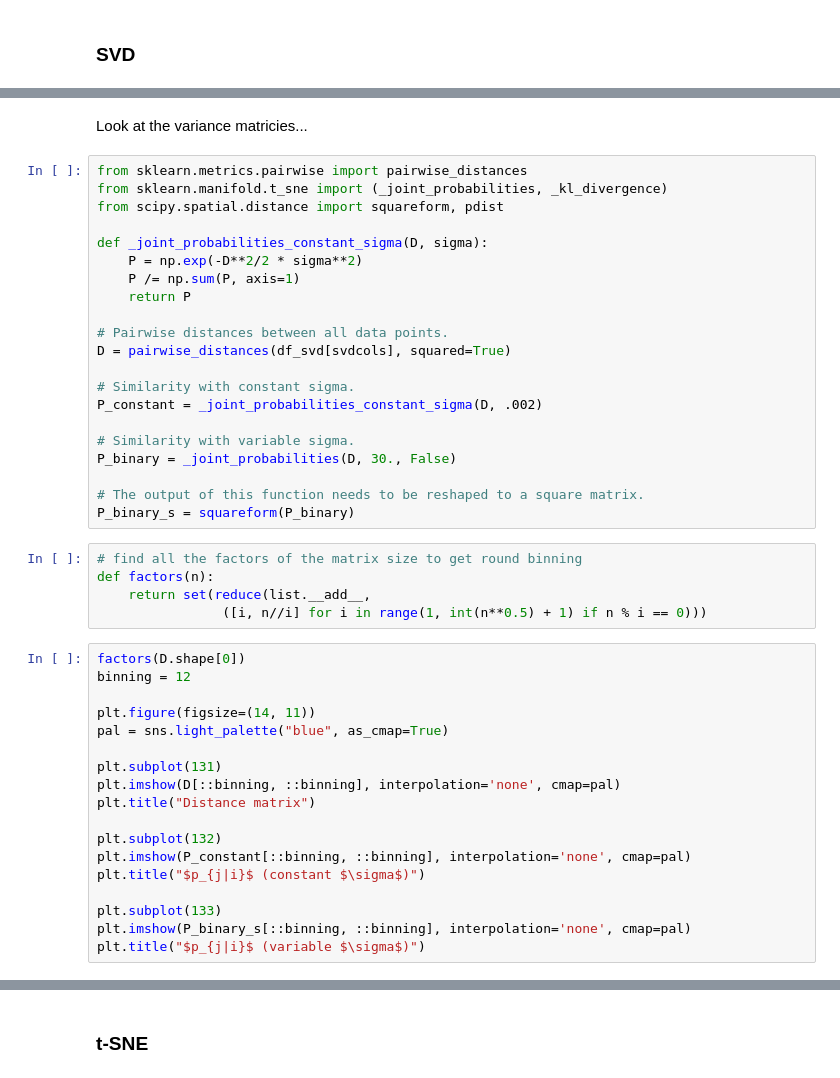
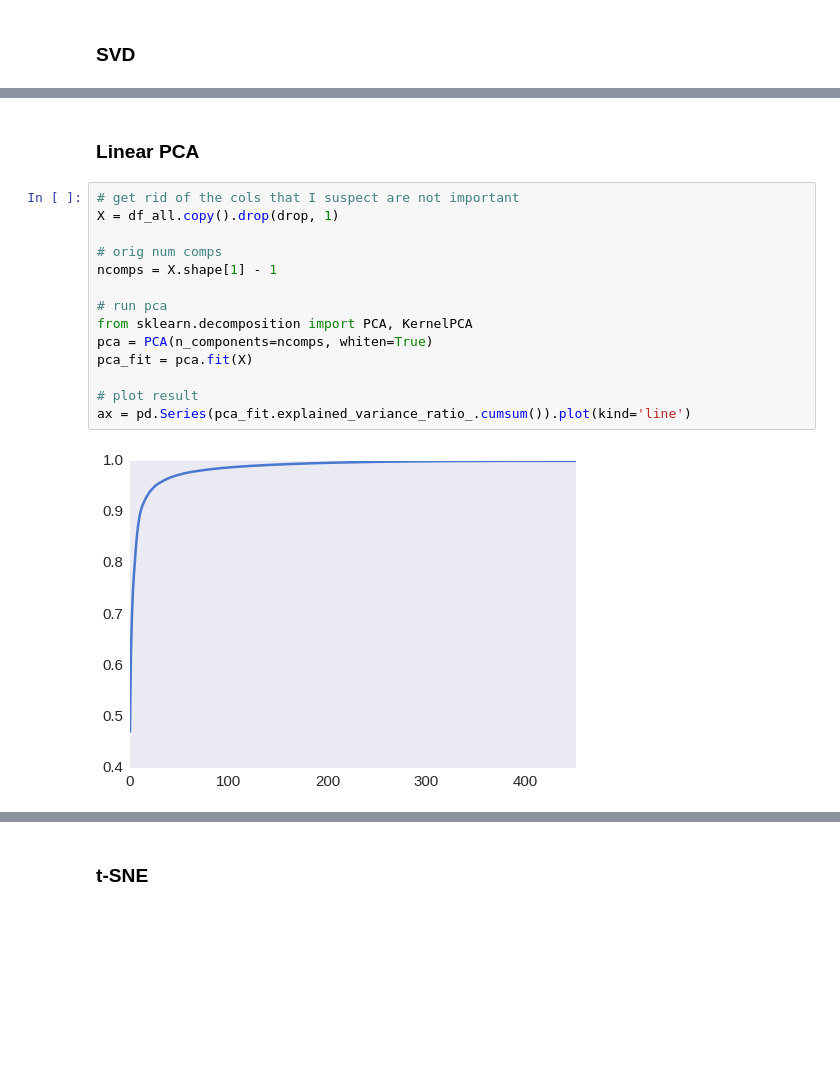
Before and after one commit to abiraja2004/ml_fun, a Jupyter notebook: telstra/notes.ipynb, the cells around one changed output, grey strips where cells are left out. Saved outputs shown, nothing was run; the diff lists cells and outputs as text; blank space fills up the shorter version.

```diff
--- a/telstra/notes.ipynb
+++ b/telstra/notes.ipynb
@@ -577,46 +623,18 @@ call(["lrztar", "-zf", hdf_file])
-# %% [markdown]
-Look at the variance matricies...
-# %%
-from sklearn.metrics.pairwise import pairwise_distances
-from sklearn.manifold.t_sne import (_joint_probabilities, _kl_divergence)
-from scipy.spatial.distance import squareform, pdist
-
-def _joint_probabilities_constant_sigma(D, sigma):
-    P = np.exp(-D**2/2 * sigma**2)
-    P /= np.sum(P, axis=1)
-    return P
-
-# Pairwise distances between all data points.
-D = pairwise_distances(df_svd[svdcols], squared=True)
-
-# Similarity with constant sigma.
-P_constant = _joint_probabilities_constant_sigma(D, .002)
-
-# Similarity with variable sigma.
-P_binary = _joint_probabilities(D, 30., False)
-
-# The output of this function needs to be reshaped to a square matrix.
-P_binary_s = squareform(P_binary)
-# %%
-# find all the factors of the matrix size to get round binning
-def factors(n):
-    return set(reduce(list.__add__,
-                ([i, n//i] for i in range(1, int(n**0.5) + 1) if n % i == 0)))
-# %%
-factors(D.shape[0])
-binning = 12
-
-plt.figure(figsize=(14, 11))
-pal = sns.light_palette("blue", as_cmap=True)
-
-plt.subplot(131)
-plt.imshow(D[::binning, ::binning], interpolation='none', cmap=pal)
-plt.title("Distance matrix")
-
-plt.subplot(132)
-plt.imshow(P_constant[::binning, ::binning], interpolation='none', cmap=pal)
-plt.title("$p_{j|i}$ (constant $\sigma$)")
-
-plt.subplot(133)
-plt.imshow(P_binary_s[::binning, ::binning], interpolation='none', cmap=pal)
-plt.title("$p_{j|i}$ (variable $\sigma$)")
+# %% [markdown]
+### Linear PCA
+# %%
+# get rid of the cols that I suspect are not important
+X = df_all.copy().drop(drop, 1)
+
+# orig num comps
+ncomps = X.shape[1] - 1
+
+# run pca
+from sklearn.decomposition import PCA, KernelPCA
+pca = PCA(n_components=ncomps, whiten=True)
+pca_fit = pca.fit(X)
+
+# plot result
+ax = pd.Series(pca_fit.explained_variance_ratio_.cumsum()).plot(kind='line')
+# %% [output]
+[figure, added]
```
Also changed, not shown: parts of 54 cells of this notebook, 8 other files.
